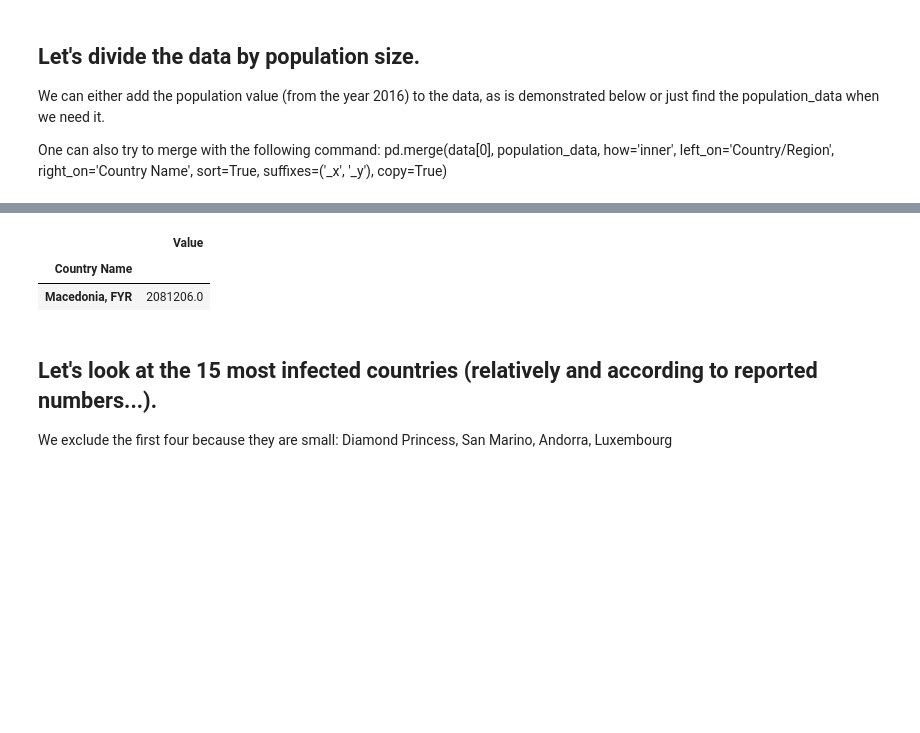
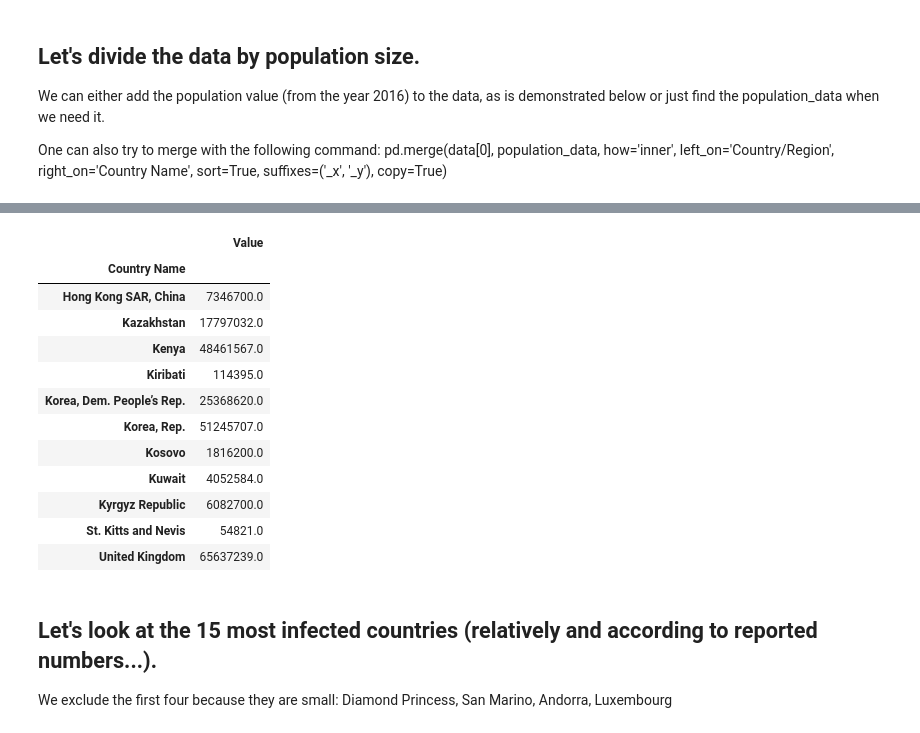
Before and after one commit to michaelneururer/corona_data_analysis, a Jupyter notebook: Corona Data.ipynb, the cells around one changed output, grey strips where cells are left out. Cells and saved outputs as stored; diff of their text form; code cells hidden in the pictures; blank space fills up the shorter version.

```diff
--- a/Corona Data.ipynb
+++ b/Corona Data.ipynb
@@ -165,9 +159,19 @@ Slovakia
 Taiwan*
 US
 # %%
-population_data.loc[population_data.index.str.contains('Mace')]
+population_data.loc[population_data.index.str.contains('K')]
 # %% [output]
 |  | Value |
 | Country Name |  |
-| Macedonia, FYR | 2081206.0 |
+| Hong Kong SAR, China | 7346700.0 |
+| Kazakhstan | 17797032.0 |
+| Kenya | 48461567.0 |
+| Kiribati | 114395.0 |
+| Korea, Dem. People’s Rep. | 25368620.0 |
+| Korea, Rep. | 51245707.0 |
+| Kosovo | 1816200.0 |
+| Kuwait | 4052584.0 |
+| Kyrgyz Republic | 6082700.0 |
+| St. Kitts and Nevis | 54821.0 |
+| United Kingdom | 65637239.0 |
 # %%
```
Also changed, not shown: parts of 9 cells of this notebook.
